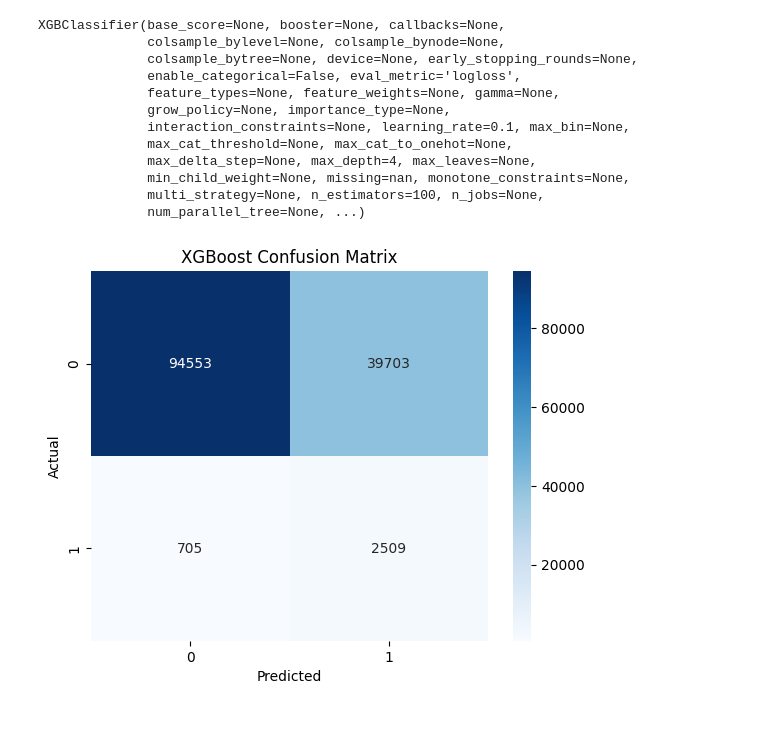
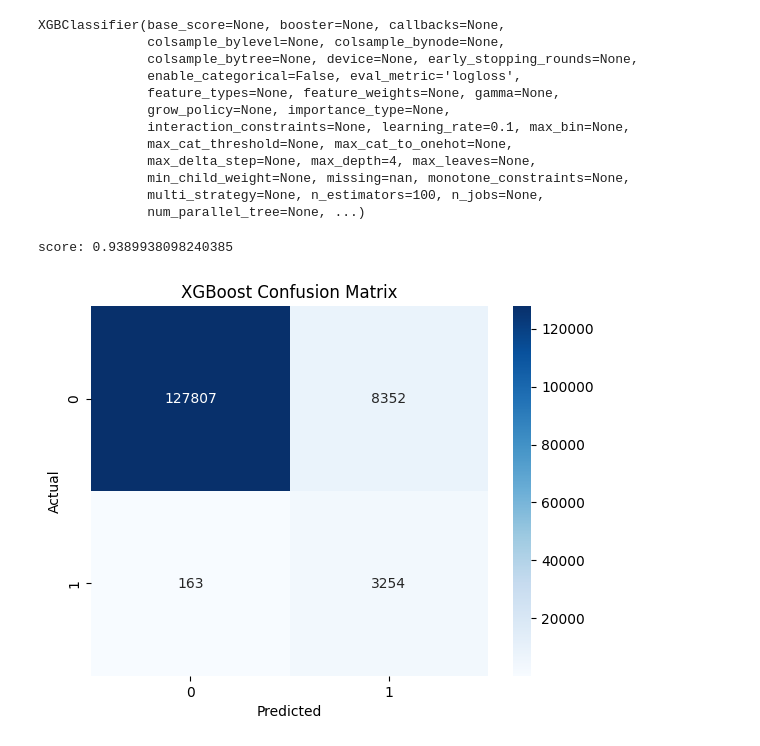
Before and after one commit to riffere-fla/pandas_party, a Jupyter notebook: lead_scoring.ipynb, the cells around one changed output. Drawn from its saved outputs; the diff is of its cells as text; code cells hidden in the pictures.

```diff
--- a/lead_scoring.ipynb
+++ b/lead_scoring.ipynb
@@ -281,8 +914,12 @@ train_df = FLA_Redshift(**rs_creds).query_warehouse(sql_string=q)
+# %%
+final_train_df = pd.read_csv("C:\\Users\\riffere\\Desktop\\final_train_df.csv")
+
+final_test_df = pd.read_csv("C:\\Users\\riffere\\Desktop\\final_test_df.csv")
 # %%
-y_train = train_df[['did_purchase']]
-x_train = train_df.drop(labels = ['base_id','did_purchase'], axis = 1)
+y_train = final_train_df[['did_purchase']]
+x_train = final_train_df.drop(labels = ['base_id','did_purchase'], axis = 1)
 
-x_test = test_df.drop(labels = ['base_id'], axis = 1)
+x_test = final_test_df.drop(labels = ['base_id'], axis = 1)
 
 # Handle Imbalance (The 'Quasar' Ratio)
 # Calculate how many 0s there are for every 1
@@ -312,18 +949,19 @@ XGBClassifier(base_score=None, booster=None, callbacks=None,
               multi_strategy=None, n_estimators=100, n_jobs=None,
               num_parallel_tree=None, ...)
 # %%
-model.score(x_train, y_train)
+print('score:', model.score(x_train, y_train))
 
 y_pred = model.predict(x_train)
 
 cm = confusion_matrix(y_true=y_train, y_pred=y_pred)
 sns.heatmap(cm, annot=True, fmt='d', cmap='Blues')
 plt.xlabel('Predicted')
 plt.ylabel('Actual')
 plt.title('XGBoost Confusion Matrix')
 plt.show()
 # %% [output]
+score: 0.9389938098240385
-[figure, old version]
+[figure, new version]
 # %%
 y_predicted = model.predict(x_test)
 
```
Also changed, not shown: parts of 11 cells of this notebook.
